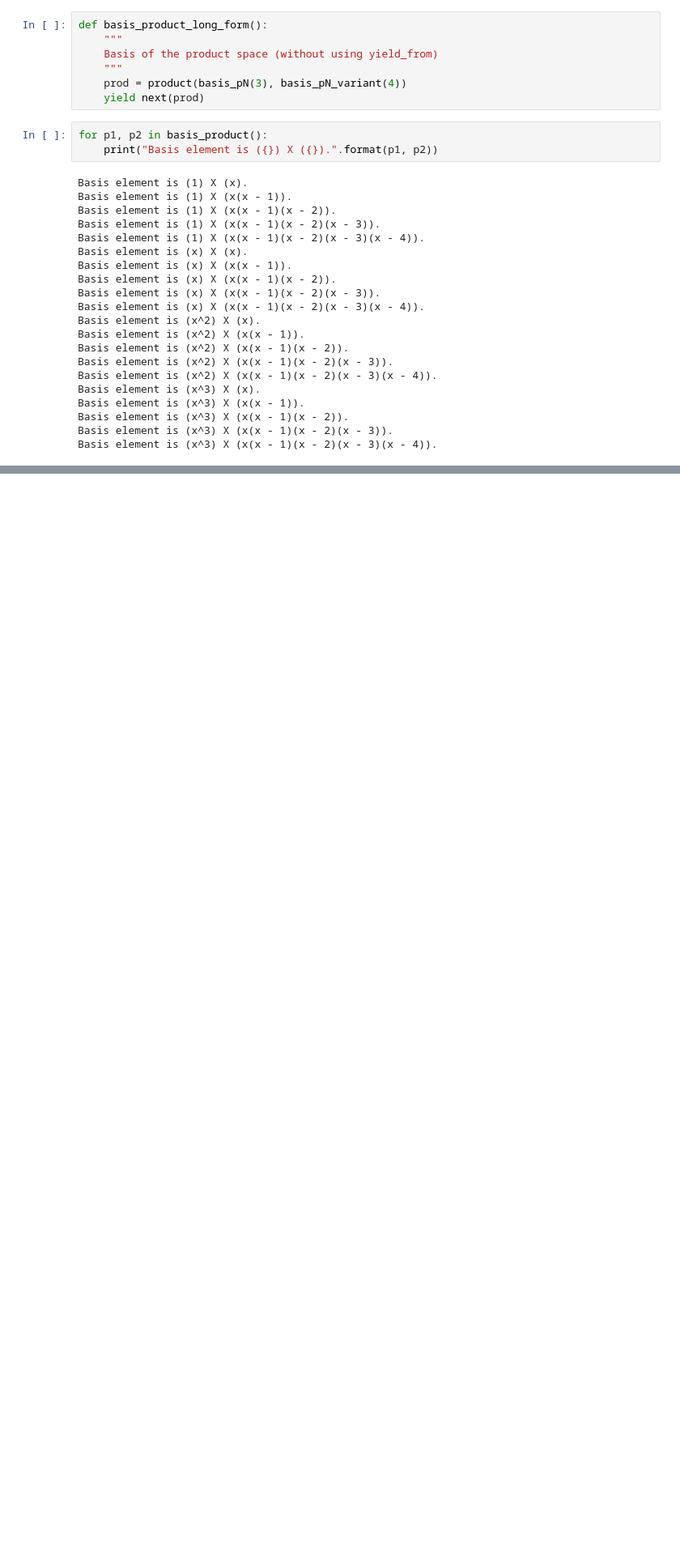
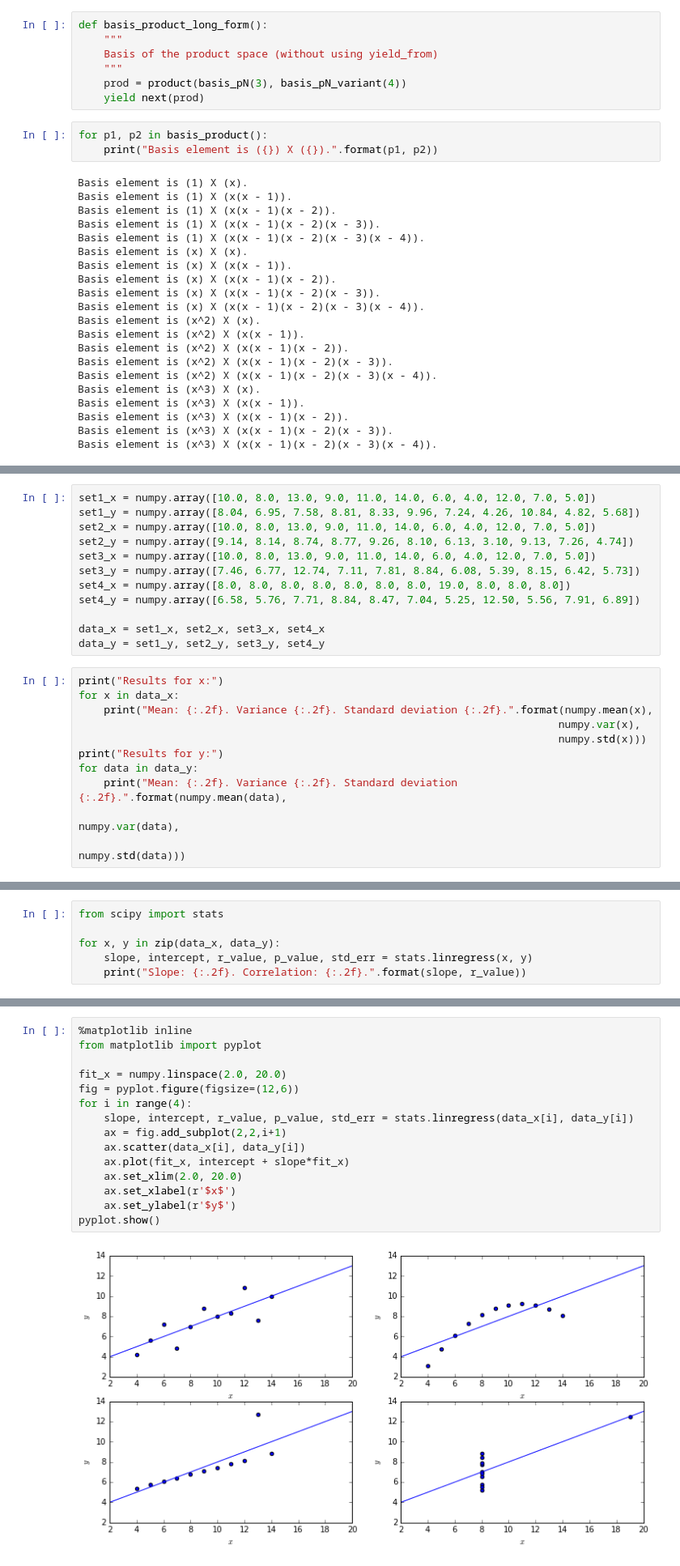
Before and after one commit to IanHawke/maths-with-python, a Jupyter notebook: ExercisesSolutions.ipynb, the cells around one changed output, grey strips where cells are left out. Shown at 81% size. Saved outputs shown, nothing was run; the diff lists cells and outputs as text; blank space fills up the shorter version.

Commit message:
Add exercise on Anscombe's quartet.
This gives one exercise in the stats section: more would be useful.

```diff
--- a/ExercisesSolutions.ipynb
+++ b/ExercisesSolutions.ipynb
@@ -2210,0 +2237,23 @@ Basis element is (x^3) X (x(x - 1)(x - 2)(x - 3)(x - 4)).
+# %%
+set1_x = numpy.array([10.0, 8.0, 13.0, 9.0, 11.0, 14.0, 6.0, 4.0, 12.0, 7.0, 5.0])
+set1_y = numpy.array([8.04, 6.95, 7.58, 8.81, 8.33, 9.96, 7.24, 4.26, 10.84, 4.82, 5.68])
+set2_x = numpy.array([10.0, 8.0, 13.0, 9.0, 11.0, 14.0, 6.0, 4.0, 12.0, 7.0, 5.0])
+set2_y = numpy.array([9.14, 8.14, 8.74, 8.77, 9.26, 8.10, 6.13, 3.10, 9.13, 7.26, 4.74])
+set3_x = numpy.array([10.0, 8.0, 13.0, 9.0, 11.0, 14.0, 6.0, 4.0, 12.0, 7.0, 5.0])
+set3_y = numpy.array([7.46, 6.77, 12.74, 7.11, 7.81, 8.84, 6.08, 5.39, 8.15, 6.42, 5.73])
+set4_x = numpy.array([8.0, 8.0, 8.0, 8.0, 8.0, 8.0, 8.0, 19.0, 8.0, 8.0, 8.0])
+set4_y = numpy.array([6.58, 5.76, 7.71, 8.84, 8.47, 7.04, 5.25, 12.50, 5.56, 7.91, 6.89])
+
+data_x = set1_x, set2_x, set3_x, set4_x
+data_y = set1_y, set2_y, set3_y, set4_y
+# %%
+print("Results for x:")
+for x in data_x:
+    print("Mean: {:.2f}. Variance {:.2f}. Standard deviation {:.2f}.".format(numpy.mean(x),
+                                                                            numpy.var(x),
+                                                                            numpy.std(x)))
+print("Results for y:")
+for data in data_y:
+    print("Mean: {:.2f}. Variance {:.2f}. Standard deviation {:.2f}.".format(numpy.mean(data),
+                                                                             numpy.var(data),
+                                                                             numpy.std(data)))
@@ -2210,0 +2275,6 @@ Basis element is (x^3) X (x(x - 1)(x - 2)(x - 3)(x - 4)).
+# %%
+from scipy import stats
+
+for x, y in zip(data_x, data_y):
+    slope, intercept, r_value, p_value, std_err = stats.linregress(x, y)
+    print("Slope: {:.2f}. Correlation: {:.2f}.".format(slope, r_value))
@@ -2210,0 +2290,17 @@ Basis element is (x^3) X (x(x - 1)(x - 2)(x - 3)(x - 4)).
+# %%
+%matplotlib inline
+from matplotlib import pyplot
+
+fit_x = numpy.linspace(2.0, 20.0)
+fig = pyplot.figure(figsize=(12,6))
+for i in range(4):
+    slope, intercept, r_value, p_value, std_err = stats.linregress(data_x[i], data_y[i])
+    ax = fig.add_subplot(2,2,i+1)
+    ax.scatter(data_x[i], data_y[i])
+    ax.plot(fit_x, intercept + slope*fit_x)
+    ax.set_xlim(2.0, 20.0)
+    ax.set_xlabel(r'$x$')
+    ax.set_ylabel(r'$y$')
+pyplot.show()
+# %% [output]
+[figure, added]
```
Also changed, not shown: parts of 9 cells of this notebook, 1 other file.
